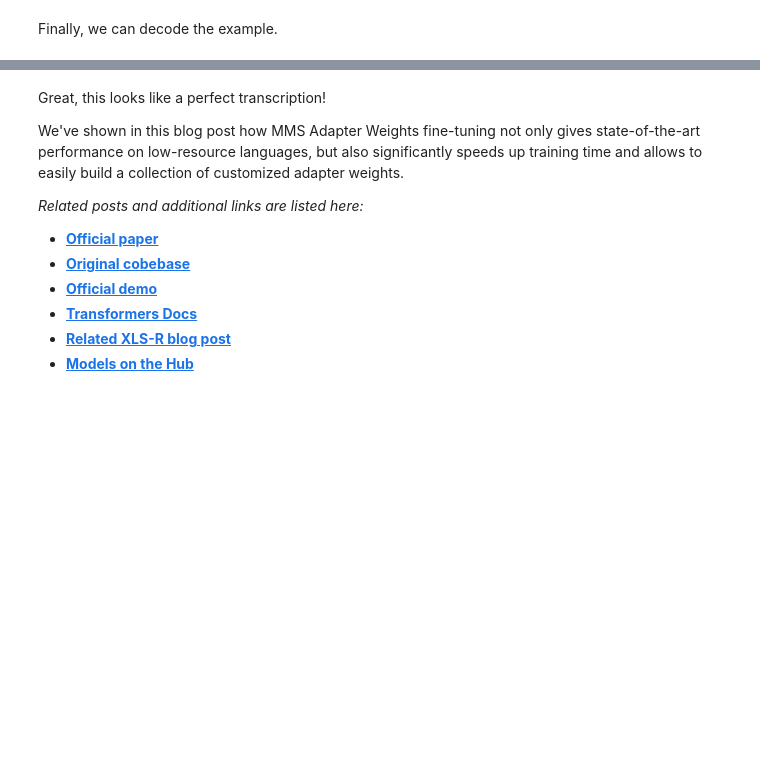
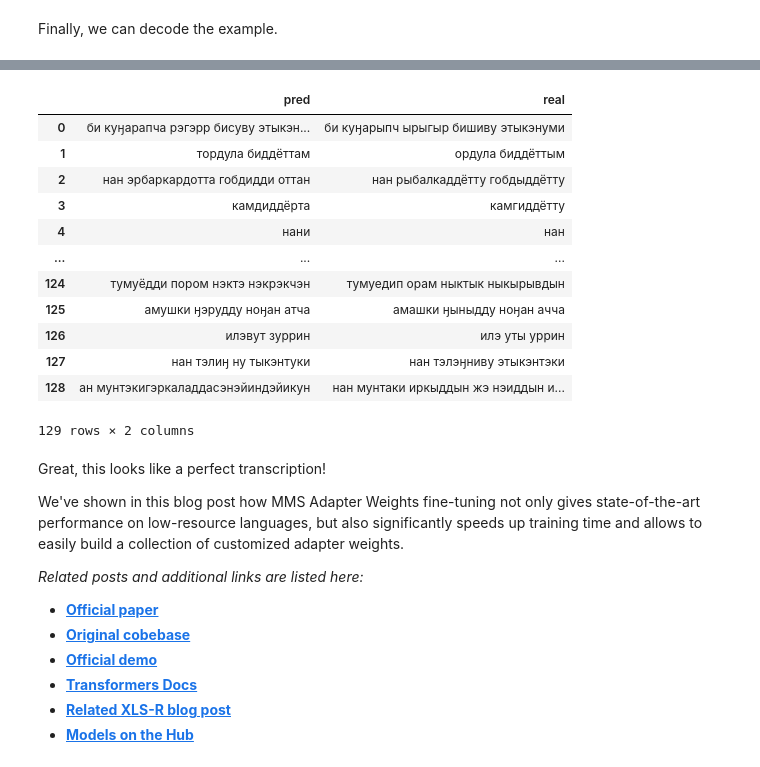
Before and after one commit to tbkazakova/even_asr, a Jupyter notebook: Fine_Tune_MMS_pakendorf.ipynb, the cells around one changed output, grey strips where cells are left out. Saved outputs shown, nothing was run; the diff lists cells and outputs as text; code cells hidden in the pictures; blank space fills up the shorter version.

```diff
--- a/Fine_Tune_MMS_pakendorf.ipynb
+++ b/Fine_Tune_MMS_pakendorf.ipynb
@@ -823,3 +823,19 @@ pred_real.to_csv('pred_real_hse_by_mms_biblical.csv',index=False)
+# %%
+pred_real
+# %% [output]
+|  | pred | real |
+| 0 | би куӈарапча рэгэрр бисуву этыкэн... | би куӈарыпч ырыгыр бишиву этыкэнуми |
+| 1 | тордула биддёттам | ордула биддёттым |
+| 2 | нан эрбаркардотта гобдидди оттан | нан рыбалкаддётту гобдыддётту |
+| 3 | камдиддёрта | камгиддётту |
+| 4 | нани | нан |
+| ... | ... | ... |
+| 124 | тумуёдди пором нэктэ нэкрэкчэн | тумуедип орам ныктык ныкырывдын |
+| 125 | амушки ӈэрудду ноӈан атча | амашки ӈыныдду ноӈан ачча |
+| 126 | илэвут зуррин | илэ уты уррин |
+| 127 | нан тэлиӈ ну тыкэнтуки | нан тэлэӈниву этыкэнтэки |
+| 128 | ан мунтэкигэркаладдасэнэйиндэйикун | нан мунтаки иркыддын жэ нэиддын и... |
+129 rows × 2 columns
 # %% [markdown]
 Great, this looks like a perfect transcription!
 
```
Also changed, not shown: parts of 6 cells of this notebook.
